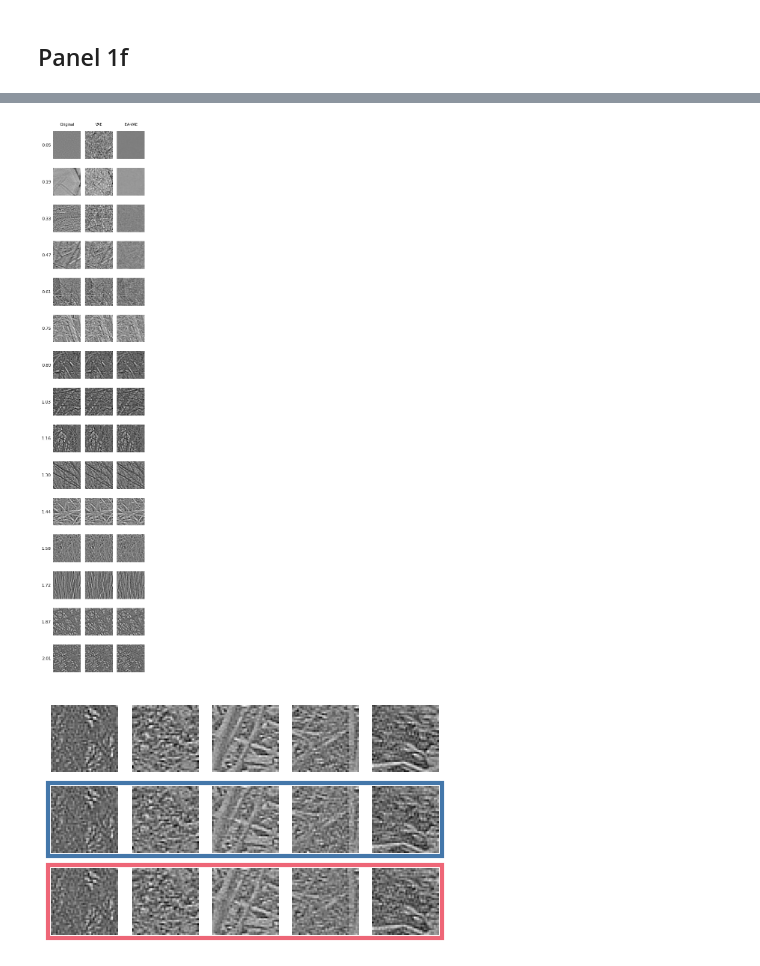
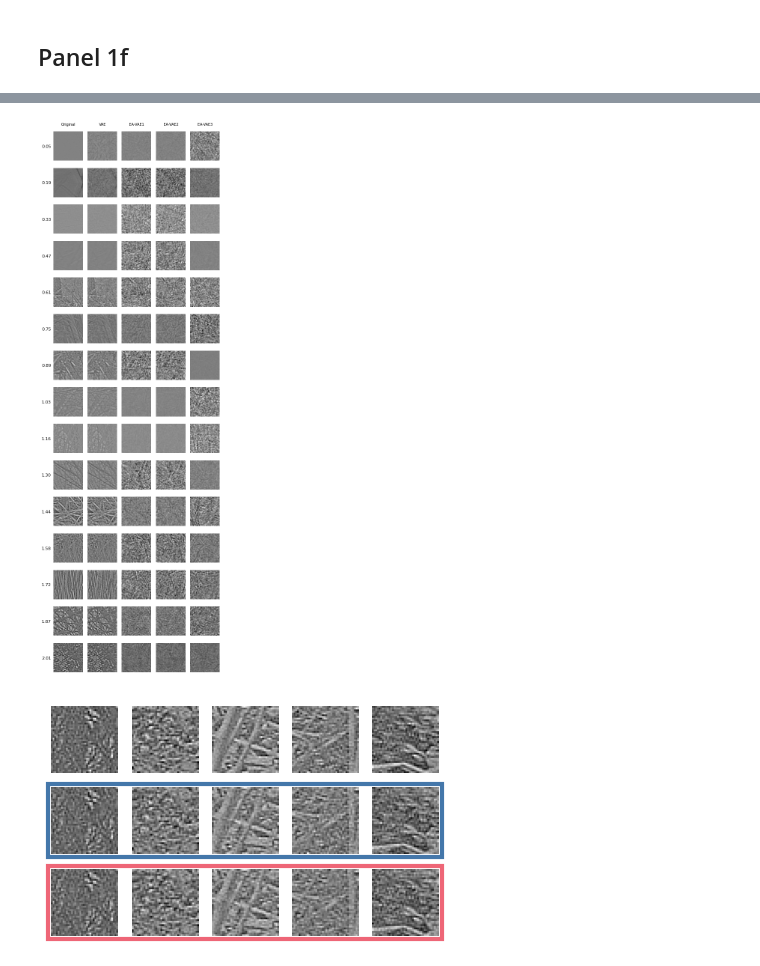
Before and after one commit to martosdomo/EA-VAE-natural-domain, a Jupyter notebook: evaluate/figures_natural_betas.ipynb, the cells around one changed output, grey strips where cells are left out. Drawn from its saved outputs; the diff is of its cells as text; code cells hidden in the pictures.

Commit message:
block.py bug and first evaluation of betas

```diff
--- a/evaluate/figures_natural_betas.ipynb
+++ b/evaluate/figures_natural_betas.ipynb
@@ -44,3 +51,6 @@ color_eavae_pale = cmap_pale_vae_eavae[1]
 # Figure 1
 # %% [markdown]
 ## Panels 1b, c, d
+# %%
+eavae2_post_mean = aux.load(config['eavae_prefix2'],'posterior_mean')
+eavae2_post_std = aux.load(config['eavae_prefix2'],'posterior_std')
@@ -47,8 +83,14 @@ color_eavae_pale = cmap_pale_vae_eavae[1]
 # %%
-nat_contrast = aux.load(config['eavae_prefix'], 'contrast')
+nat_contrast = aux.load(config['vae_prefix'], 'contrast')
 vae_post_mean = aux.get_active_dims(([config['vae_prefix'], 'posterior_mean']))
 vae_post_std = aux.get_active_dims(([config['vae_prefix'], 'posterior_std']))
-eavae_post_mean = aux.get_active_dims(([config['eavae_prefix'], 'posterior_mean']))
-eavae_post_std = aux.get_active_dims(([config['eavae_prefix'], 'posterior_std']))
-s_post_mean = aux.load(config['eavae_prefix'], f"posterior_{config['scaling_first_moment']}")[:, -1]
+eavae1_post_mean = aux.get_active_dims(([config['eavae_prefix1'], 'posterior_mean']))
+eavae1_post_std = aux.get_active_dims(([config['eavae_prefix1'], 'posterior_std']))
+s1_post_mean = aux.load(config['eavae_prefix1'], f"posterior_{config['scaling_first_moment']}")[:, -1]
+eavae2_post_mean = aux.get_active_dims(([config['eavae_prefix2'], 'posterior_mean']))
+eavae2_post_std = aux.get_active_dims(([config['eavae_prefix2'], 'posterior_std']))
+s2_post_mean = aux.load(config['eavae_prefix2'], f"posterior_{config['scaling_first_moment']}")[:, -1]
+eavae3_post_mean = aux.get_active_dims(([config['eavae_prefix3'], 'posterior_mean']))
+eavae3_post_std = aux.get_active_dims(([config['eavae_prefix3'], 'posterior_std']))
+s3_post_mean = aux.load(config['eavae_prefix3'], f"posterior_{config['scaling_first_moment']}")[:, -1]
 # %% [output]
@@ -146,12 +219,16 @@ aux.save_fig(config['savedir']+"vae_eavae_moments")
 ## Panel 1f
 # %%
 vae_rec = aux.load(config['vae_prefix'], 'reconstruction')
-eavae_rec = aux.load(config['eavae_prefix'], 'reconstruction')
+eavae1_rec = aux.load(config['eavae_prefix1'], 'reconstruction')
+eavae2_rec = aux.load(config['eavae_prefix2'], 'reconstruction')
+eavae3_rec = aux.load(config['eavae_prefix3'], 'reconstruction')
 
 ind = 2 if config['use_mean'] else 1
 print(f'With use_mean = {config["use_mean"]}')
 x_ori, x_vae = vae_rec[0], vae_rec[ind]
-x_eavae = eavae_rec[ind]
+x_eavae1 = eavae1_rec[ind]
+x_eavae2 = eavae2_rec[ind]
+x_eavae3 = eavae3_rec[ind]
 
 contrasts = torch.std(x_ori, dim=(1,2,3))
 contrasts_sorted, contrasts_sorted_idx = torch.sort(contrasts)
@@ -162,36 +241,44 @@ With use_mean = True
 # %%
 num_images = 15
 min_contrast, max_contrast = 0.05, 2
 
-fig, ax = plt.subplots(num_images, 3, figsize=(3, num_images))
+fig, ax = plt.subplots(num_images, 5, figsize=(5, num_images))
 values = torch.linspace(min_contrast, max_contrast, num_images)
 
 ax[0,0].text(20, -10, 'Original', fontsize=7, horizontalalignment='center', verticalalignment='center')
 ax[0,1].text(20, -10, 'VAE', fontsize=7, horizontalalignment='center', verticalalignment='center')
-ax[0,2].text(20, -10, 'EA-VAE', fontsize=7, horizontalalignment='center', verticalalignment='center')
+ax[0,2].text(20, -10, 'EA-VAE1', fontsize=7, horizontalalignment='center', verticalalignment='center')
+ax[0,3].text(20, -10, 'EA-VAE2', fontsize=7, horizontalalignment='center', verticalalignment='center')
+ax[0,4].text(20, -10, 'EA-VAE3', fontsize=7, horizontalalignment='center', verticalalignment='center')
 
 for k in range(num_images):
     threshold = values[k]
     ratio = torch.where(contrasts_sorted > threshold)[0][0].item()
     ind = contrasts_sorted_idx[ratio]
-    vminn = np.array([x_ori[ind].min(),x_vae[ind].min(),x_eavae[ind].min()]).min()
-    vmaxx = np.array([x_ori[ind].max(),x_vae[ind].max(),x_eavae[ind].max()]).max()
+    vminn = np.array([x_ori[ind].min(),x_vae[ind].min(),x_eavae1[ind].min(),x_eavae2[ind].min(),x_eavae3[ind].min()]).min()
+    vmaxx = np.array([x_ori[ind].max(),x_vae[ind].max(),x_eavae1[ind].max(),x_eavae2[ind].max(),x_eavae3[ind].max()]).max()
     ax[k,0].imshow(x_ori[ind].reshape(40,40).squeeze(), aspect="auto", cmap='gray',vmin=vminn,vmax=vmaxx)
     ax[k,0].axis("off")
     ax[k,0].set_aspect("equal")
     ax[k,0].text(-10, 20, f'{x_ori[ind].std():.2f}', horizontalalignment='center', verticalalignment='center', fontsize=8)
     ax[k,1].imshow(x_vae[ind].reshape(40,40).squeeze(), aspect="auto", cmap='gray',vmin=vminn,vmax=vmaxx)
     ax[k,1].axis("off")
     ax[k,1].set_aspect("equal")
-    ax[k,2].imshow(x_eavae[ind].reshape(40,40).squeeze(), aspect="auto", cmap='gray',vmin=vminn,vmax=vmaxx)
+    ax[k,2].imshow(x_eavae1[ind].reshape(40,40).squeeze(), aspect="auto", cmap='gray',vmin=vminn,vmax=vmaxx)
     ax[k,2].axis("off")
     ax[k,2].set_aspect("equal")
+    ax[k,3].imshow(x_eavae2[ind].reshape(40,40).squeeze(), aspect="auto", cmap='gray',vmin=vminn,vmax=vmaxx)
+    ax[k,3].axis("off")
+    ax[k,3].set_aspect("equal")
+    ax[k,4].imshow(x_eavae3[ind].reshape(40,40).squeeze(), aspect="auto", cmap='gray',vmin=vminn,vmax=vmaxx)
+    ax[k,4].axis("off")
+    ax[k,4].set_aspect("equal")
 
 fig.tight_layout()
 
-aux.save_fig(config['savedir']+"vae_eavae_reconstruction")
+#aux.save_fig(config['savedir']+"vae_eavae_reconstruction")
 # %% [output]
-[figure, old version]
+[figure, new version]
 # %%
 hi_contrast_idx = np.where(x_ori.std(dim=(1,2,3)) > 0.75)
 x_ori_hi = x_ori[hi_contrast_idx]
```
Also changed, not shown: parts of 14 cells of this notebook, 6 other files.
